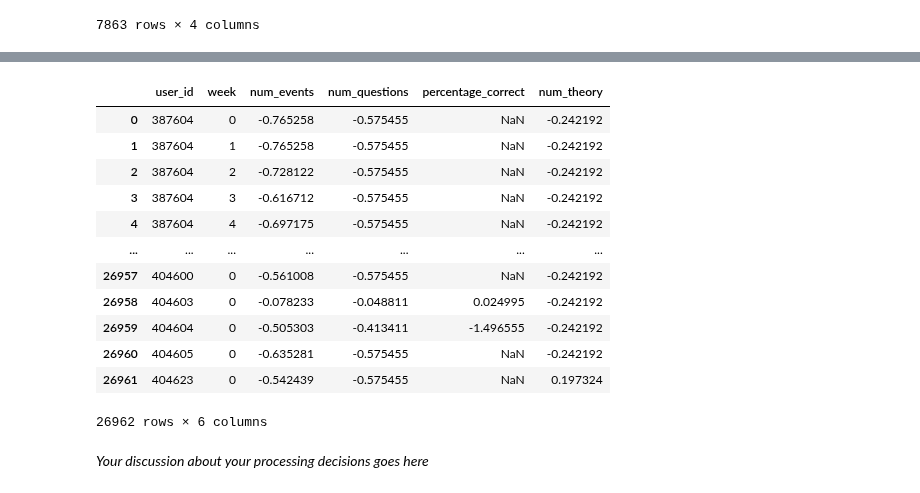
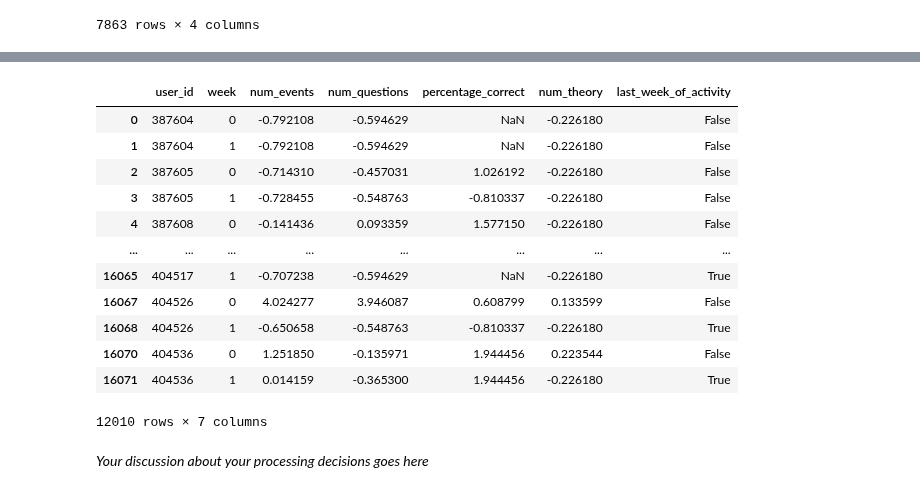
Before and after one commit to Katerina5649/CS-421, a Jupyter notebook: m4/m4_lernnavi_sciper.ipynb, the cells around one changed output, grey strips where cells are left out. Cells and saved outputs as stored; diff of their text form; code cells hidden in the pictures.

```diff
--- a/m4/m4_lernnavi_sciper.ipynb
+++ b/m4/m4_lernnavi_sciper.ipynb
@@ -119,9 +122,17 @@ df_weekly_merged = df_weekly.copy()
 df_weekly_merged = df_weekly_merged.merge(df_questions, on=['user_id', 'year', 'week'], how='left').fillna(value={'num_questions':0})
 df_weekly_merged = df_weekly_merged.merge(num_theory, on=['user_id', 'year', 'week'], how='left').fillna(value={'num_theory':0})
 
-# Renumber weeks
-df_weekly_merged = df_weekly_merged.sort_values(by = ["user_id","year","week"]).groupby('user_id').head(13).reset_index(drop=True)
+# Sort the data per date and renumber the weeks
+df_weekly_merged = df_weekly_merged.sort_values(by = ["user_id","year","week"])
 df_weekly_merged["week"] = df_weekly_merged.groupby('user_id').cumcount()
 df_weekly_merged = df_weekly_merged.drop(columns = ["year"])
+
+# Check which week is the last week of activity of the user
+s = df_weekly_merged['user_id'].shift(-1)
+df_weekly_merged['last_week_of_activity'] = df_weekly_merged['user_id'].ne(s)
+
 df_weekly_merged
+
+# User example
+df_weekly_merged[df_weekly_merged['user_id']==df_weekly_merged['user_id'].unique()[0]]
 # %% [output]
@@ -140,0 +156,20 @@ df_weekly_merged
+# %%
+# Obtain user data from week 0 to n-1
+def week_up_to_n(df, n):
+    # Takes up to n weeks of data
+    df = df.groupby('user_id').head(n).reset_index(drop=True)
+
+    # Remove users that have less than n weeks of data
+    # TODO: comment on this in report
+    keep_users = (df.groupby('user_id').size() >= n).reset_index(name='keep')
+    keep_users = keep_users[keep_users['keep']]
+    df = df[df['user_id'].isin(keep_users['user_id'])]
+
+    # Has the user dropped out at week n-1 (= no more activity on week n and after)
+    labels = df[['user_id', 'last_week_of_activity']].groupby('user_id').sum().astype(bool).reset_index().rename(
+        columns={'last_week_of_activity':'week_of_dropout'})
+
+    return df, labels
+
+df_weekly_merged_n, labels_n = week_up_to_n(df_weekly_merged, 2)
+labels_n
@@ -141,25 +190,29 @@ df_weekly_merged
 # %%
 # NaN values should be ignored by the Standarizer
 columns_to_standarize = ['num_events', 'num_questions', 'percentage_correct', 'num_theory']
-scaler = StandardScaler()
 
-df_weekly_stand = df_weekly_merged.copy()
-df_weekly_stand[columns_to_standarize] = scaler.fit_transform(df_weekly_stand[columns_to_standarize])
+def df_standarize(df):
+    scaler = StandardScaler()
+    df_stand = df.copy()
+    df_stand[columns_to_standarize] = scaler.fit_transform(df[columns_to_standarize])
+    return df_stand
+
+df_weekly_stand = df_standarize(df_weekly_merged_n)
 df_weekly_stand
 # %% [output]
-|  | user_id | week | num_events | num_questions | percentage_correct | num_theory |
-| 0 | 387604 | 0 | -0.765258 | -0.575455 | NaN | -0.242192 |
-| 1 | 387604 | 1 | -0.765258 | -0.575455 | NaN | -0.242192 |
-| 2 | 387604 | 2 | -0.728122 | -0.575455 | NaN | -0.242192 |
-| 3 | 387604 | 3 | -0.616712 | -0.575455 | NaN | -0.242192 |
-| 4 | 387604 | 4 | -0.697175 | -0.575455 | NaN | -0.242192 |
-| ... | ... | ... | ... | ... | ... | ... |
-| 26957 | 404600 | 0 | -0.561008 | -0.575455 | NaN | -0.242192 |
-| 26958 | 404603 | 0 | -0.078233 | -0.048811 | 0.024995 | -0.242192 |
-| 26959 | 404604 | 0 | -0.505303 | -0.413411 | -1.496555 | -0.242192 |
-| 26960 | 404605 | 0 | -0.635281 | -0.575455 | NaN | -0.242192 |
-| 26961 | 404623 | 0 | -0.542439 | -0.575455 | NaN | 0.197324 |
+|  | user_id | week | num_events | num_questions | percentage_correct | num_theory | last_week_of_activity |
+| 0 | 387604 | 0 | -0.792108 | -0.594629 | NaN | -0.226180 | False |
+| 1 | 387604 | 1 | -0.792108 | -0.594629 | NaN | -0.226180 | False |
+| 2 | 387605 | 0 | -0.714310 | -0.457031 | 1.026192 | -0.226180 | False |
+| 3 | 387605 | 1 | -0.728455 | -0.548763 | -0.810337 | -0.226180 | False |
+| 4 | 387608 | 0 | -0.141436 | 0.093359 | 1.577150 | -0.226180 | False |
+| ... | ... | ... | ... | ... | ... | ... | ... |
+| 16065 | 404517 | 1 | -0.707238 | -0.594629 | NaN | -0.226180 | True |
+| 16067 | 404526 | 0 | 4.024277 | 3.946087 | 0.608799 | 0.133599 | False |
+| 16068 | 404526 | 1 | -0.650658 | -0.548763 | -0.810337 | -0.226180 | True |
+| 16070 | 404536 | 0 | 1.251850 | -0.135971 | 1.944456 | 0.223544 | False |
+| 16071 | 404536 | 1 | 0.014159 | -0.365300 | 1.944456 | -0.226180 | True |
-26962 rows × 6 columns
+12010 rows × 7 columns
 # %%
 # USE THIS PIPELINE TO APPLY TRANSFORMATIONS TO ONLY SOME COLUMNS
 
```
Also changed, not shown: parts of 6 cells of this notebook.
